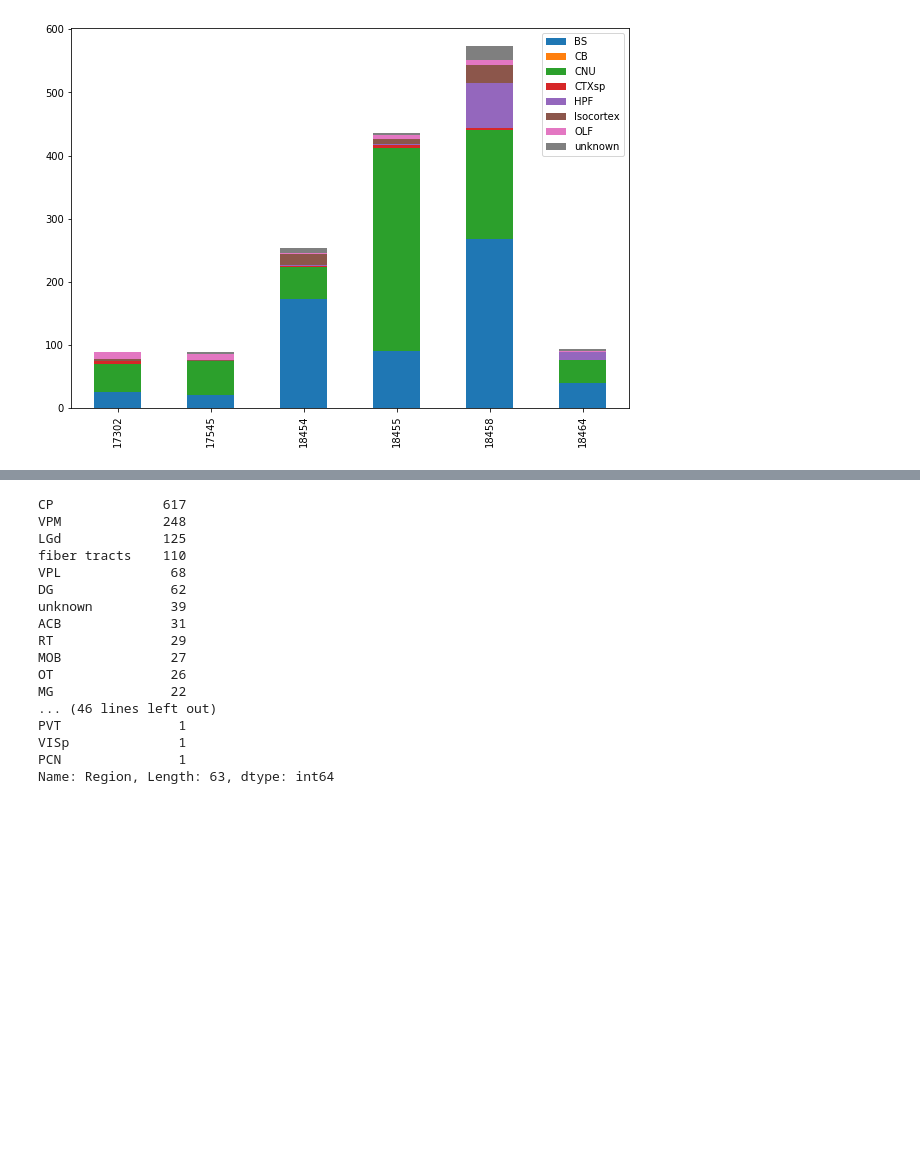
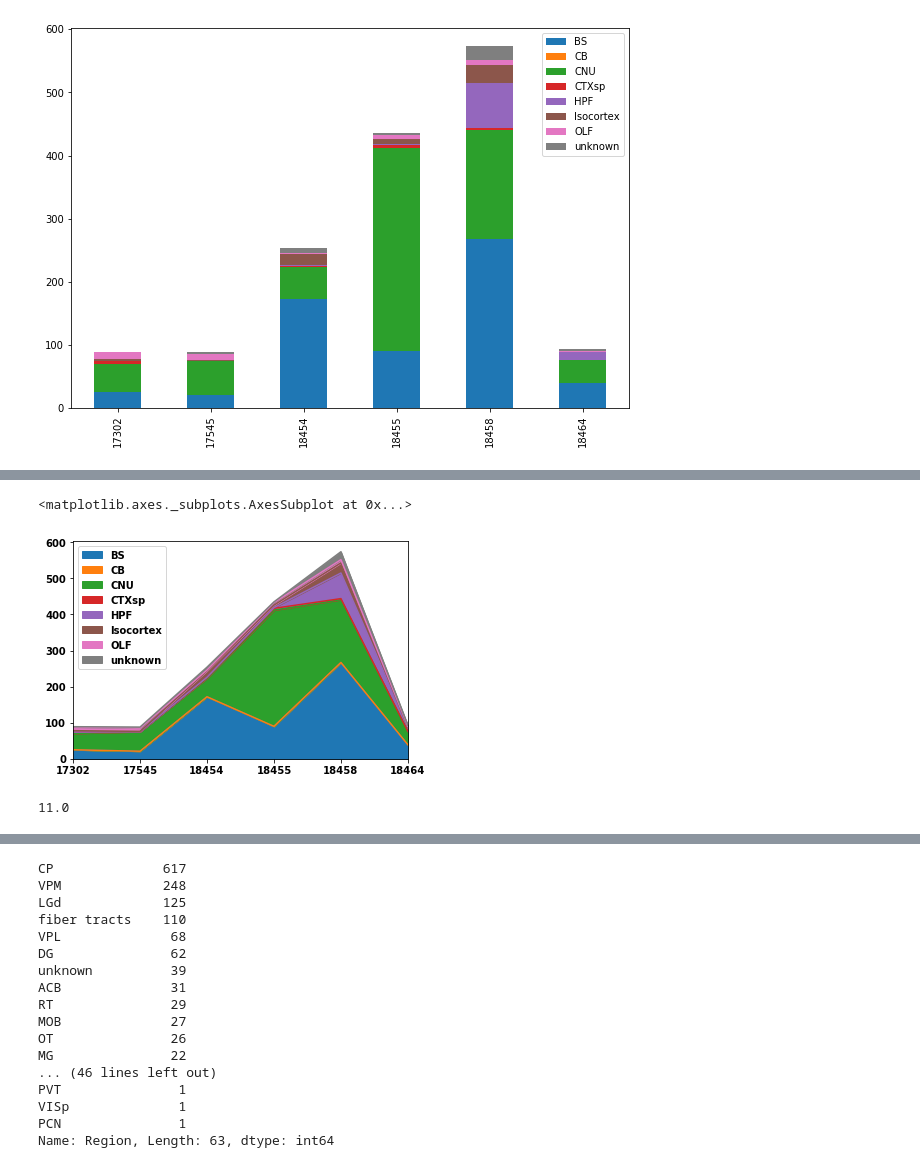
Before and after one commit to zijun-zhao/NMTcode, a Jupyter notebook: Code/Analyze_SD.ipynb, the cells around one changed output, grey strips where cells are left out. Drawn from its saved outputs; the diff is of its cells as text; code cells hidden in the pictures; blank space fills up the shorter version.

```diff
--- a/Code/Analyze_SD.ipynb
+++ b/Code/Analyze_SD.ipynb
@@ -194,0 +141,6 @@ SyntaxError: unexpected EOF while parsing (<ipython-input-49-790ad959dd67>, line
+# %%
+
+selectedDF.plot.area()
+# %% [output]
+<matplotlib.axes._subplots.AxesSubplot at 0x...>
+[figure, added]
@@ -194,0 +166,4 @@ SyntaxError: unexpected EOF while parsing (<ipython-input-49-790ad959dd67>, line
+# %%
+regionDF.sum().sort_values()[-15]
+# %% [output]
+11.0
```
Also changed, not shown: parts of 18 cells of this notebook.
